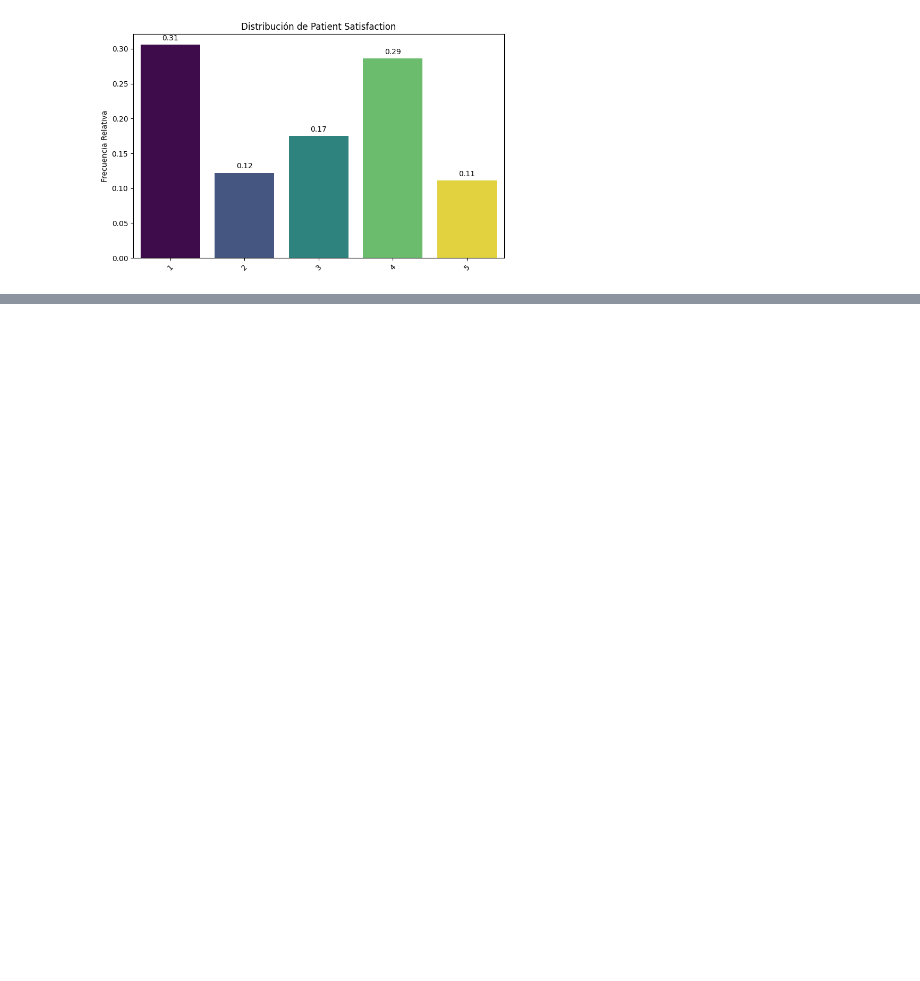
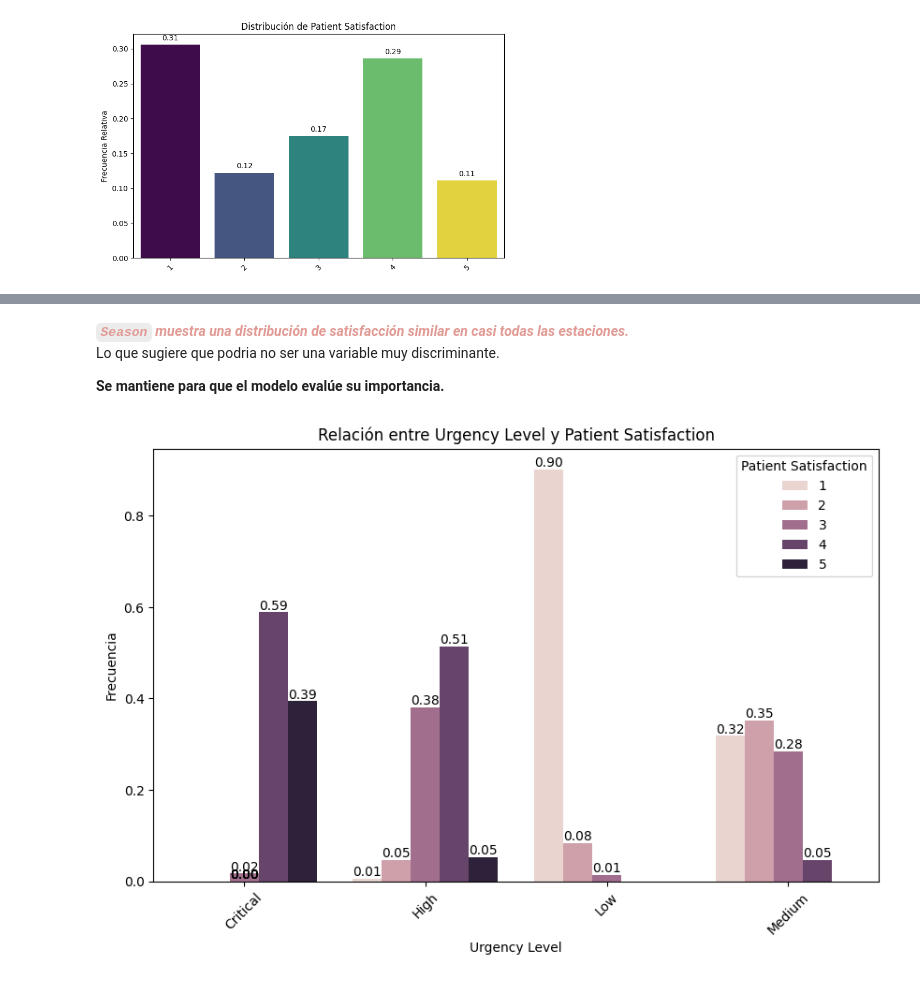
Before and after one commit to nadia0207/ML_Espera_Emergencia, a Jupyter notebook: notebooks/02_LimpiezaEDA.ipynb, the cells around one changed output, grey strips where cells are left out. Drawn from its saved outputs; the diff is of its cells as text; code cells hidden in the pictures; blank space fills up the shorter version.

```diff
--- a/notebooks/02_LimpiezaEDA.ipynb
+++ b/notebooks/02_LimpiezaEDA.ipynb
@@ -228,0 +238,10 @@ bt.pinta_distribucion_categoricas(train_set,[target], mostrar_valores= True, rel
+# %% [markdown]
+
+<font color= #e19a94>***`Season` muestra una distribución de satisfacción similar en casi todas las estaciones.***</font><br>
+Lo que sugiere que podria no ser una variable muy discriminante.
+
+**Se mantiene para que el modelo evalúe su importancia.**
+# %%
+bt.plot_categorical_relationship_fin(train_set,'Urgency Level',target, show_values= True, relative_freq= True )
+# %% [output]
+[figure, added]
```
Also changed, not shown: parts of 19 cells of this notebook.
